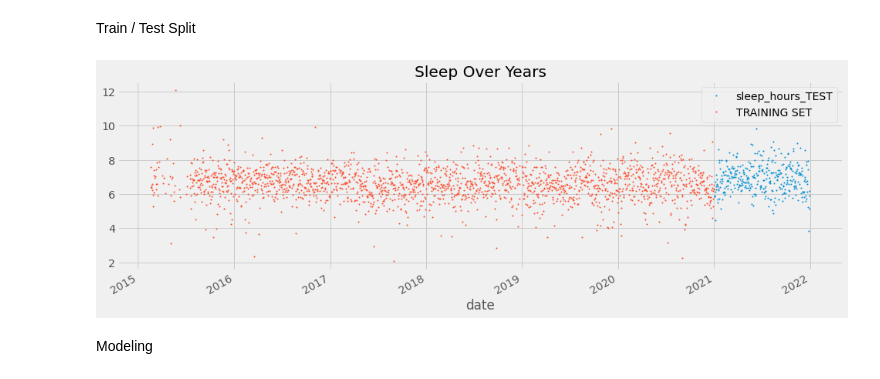
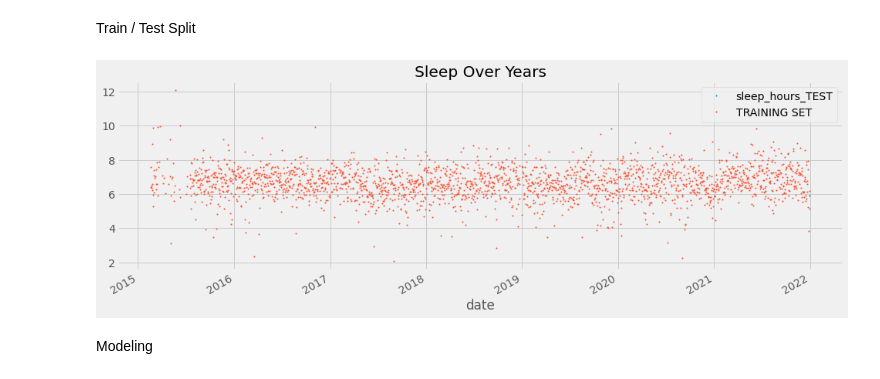
Before and after one commit to patrickmcalinden/kaggle_ml_sleep, a Jupyter notebook: kaggle_ml_sleep.ipynb, the cells around one changed output. Cells and saved outputs as stored; diff of their text form; code cells hidden in the pictures.

```diff
--- a/kaggle_ml_sleep.ipynb
+++ b/kaggle_ml_sleep.ipynb
@@ -145,19 +114,18 @@ plt.show()
 # %% [markdown]
 Train / Test Split
 # %%
-split_date = '1-JAN-2021'
+#splitting df into train and test data
+split_date = '30-DEC-2021'
 data_train = base_df.loc[base_df.index <= split_date].copy().add_suffix('_TRAIN')
 data_test = base_df.loc[base_df.index > split_date].copy().add_suffix('_TEST')
 
-# Plot train and test so you can see where we have split
-data_test \
-    .rename(columns={'BASE_DF_TEST': 'TEST SET'}) \
-    .join(data_train.rename(columns={'sleep_hours_TRAIN': 'TRAINING SET'}),
-          how='outer') \
+# Plot data to viz split
+data_test.rename(columns={'BASE_DF_TEST': 'TEST SET'}) \
+    .join(data_train.rename(columns={'sleep_hours_TRAIN': 'TRAINING SET'}), how='outer') \
     .plot(figsize=(15, 5), title='Sleep Over Years', style='.', ms=2)
 plt.show()
 # %% [output]
-[figure, old version]
+[figure, new version]
 # %% [markdown]
 Modeling
 # %%
```
Also changed, not shown: parts of 12 cells of this notebook.
